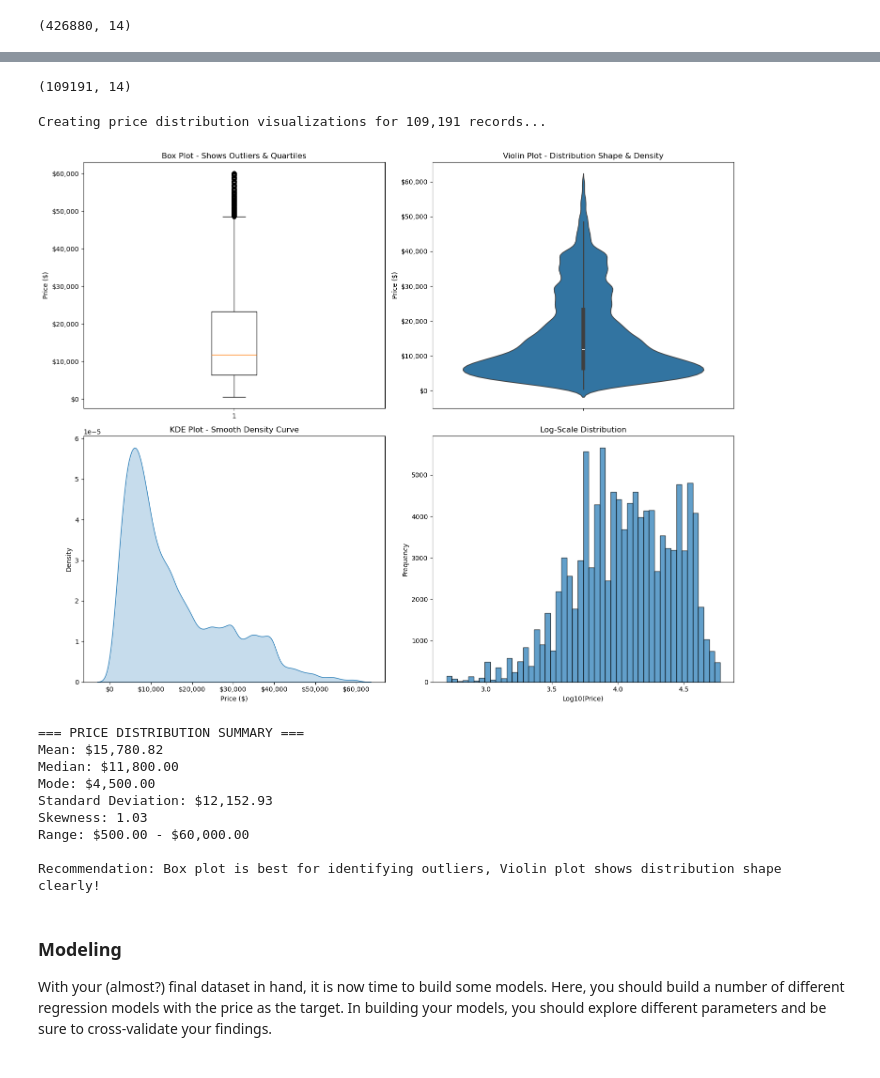
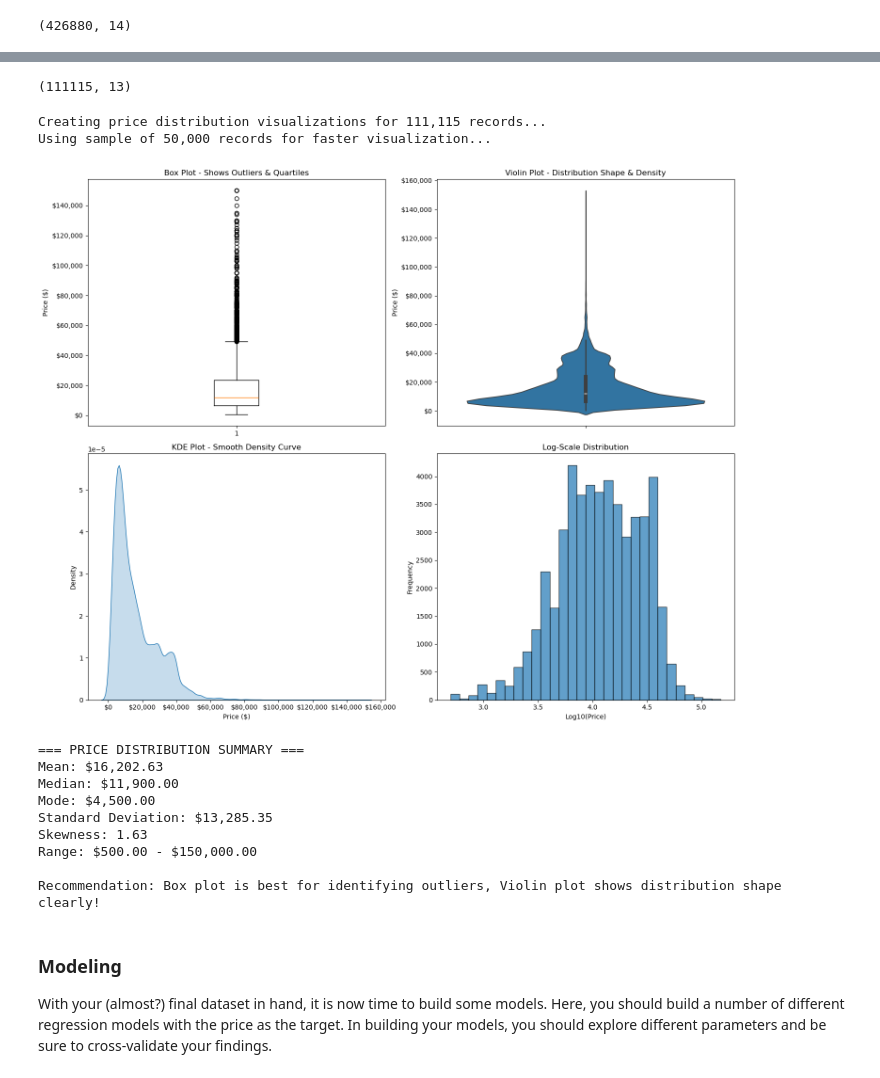
Before and after one commit to shashiJoel/used-car-price-prediction, a Jupyter notebook: prompt_II.ipynb, the cells around one changed output, grey strips where cells are left out. Saved outputs shown, nothing was run; the diff lists cells and outputs as text; code cells hidden in the pictures.

```diff
--- a/prompt_II.ipynb
+++ b/prompt_II.ipynb
@@ -363,3 +373,6 @@ cars_clean_data = cars_clean_data.drop({'size'}, axis =1)
 cars_clean_data.shape
 # %% [output]
 (426880, 14)
+# %%
+cars_clean_data = cars_clean_data.drop({'model'}, axis =1)
+cars_clean_data.shape
@@ -470,3 +496,13 @@ cars_clean_data['odometer'] = cars_clean_data['odometer'].astype(int)
+# %%
+cars_clean_data['year'] = cars_clean_data['year'].astype(int)
+cars_clean_data['odometer'] = cars_clean_data['odometer'].astype(int)
+
+cars_clean_data['fuel'] = cars_clean_data['fuel'].astype('string')
+cars_clean_data['title_status'] = cars_clean_data['title_status'].astype('string')
+cars_clean_data['transmission'] = cars_clean_data['transmission'].astype('string')
+cars_clean_data['state'] = cars_clean_data['state'].astype('string')
+cars_clean_data['state'] = cars_clean_data['state'].str.upper()
+# cars_clean_data['state'].str.match(r'[a-z][a-z]').sum()==cars_clean_data['state'].count()
 # %%
 cars_clean_data.shape
 # %% [output]
@@ -1114,13 +660,19 @@ Percentage of outliers: 1.81%
 # %%
-cars_clean_data = cars_clean_data[(cars_clean_data['price'] >= 500) & (cars_clean_data['price'] <= 60000)]
+cars_clean_data = cars_clean_data[(cars_clean_data['price'] >= 500) & (cars_clean_data['price'] <= 150000)]
 cars_clean_data.shape
 # %% [output]
-(109191, 14)
+(111115, 13)
 # %%
-# Multiple visualizations for price distribution analysis
+# OPTIMIZED: Multiple visualizations for price distribution analysis
 print(f"Creating price distribution visualizations for {len(cars_clean_data):,} records...")
 
-sample_data = cars_clean_data['price']
+# For performance: use a sample for visualization if dataset is large
+if len(cars_clean_data) > 50000:
+    sample_size = 50000
+    sample_data = cars_clean_data['price'].sample(n=sample_size, random_state=42)
+    print(f"Using sample of {sample_size:,} records for faster visualization...")
+else:
+    sample_data = cars_clean_data['price']
 
 # Create subplots for multiple visualizations
 fig, axes = plt.subplots(2, 2, figsize=(15, 12))
@@ -1128,52 +680,54 @@ fig, axes = plt.subplots(2, 2, figsize=(15, 12))
 # 1. Box Plot - Great for outliers and quartiles
 axes[0, 0].boxplot(sample_data, vert=True)
 axes[0, 0].set_title('Box Plot - Shows Outliers & Quartiles')
 axes[0, 0].set_ylabel('Price ($)')
 axes[0, 0].yaxis.set_major_formatter(plt.FuncFormatter(lambda x, p: f'${x:,.0f}'))
 
 # 2. Violin Plot - Shows distribution shape and density
 sns.violinplot(y=sample_data, ax=axes[0, 1])
 axes[0, 1].set_title('Violin Plot - Distribution Shape & Density')
 axes[0, 1].set_ylabel('Price ($)')
 axes[0, 1].yaxis.set_major_formatter(plt.FuncFormatter(lambda x, p: f'${x:,.0f}'))
 
-# 3. KDE Plot - Smooth density curve
+# 3. KDE Plot - Smooth density curve (reduced bins for performance)
 sns.kdeplot(data=sample_data, ax=axes[1, 0], fill=True)
 axes[1, 0].set_title('KDE Plot - Smooth Density Curve')
 axes[1, 0].set_xlabel('Price ($)')
 axes[1, 0].set_ylabel('Density')
 axes[1, 0].xaxis.set_major_formatter(plt.FuncFormatter(lambda x, p: f'${x:,.0f}'))
 
-# 4. Log-scale histogram - Better for skewed data
+# 4. Log-scale histogram - Better for skewed data (reduced bins for performance)
 log_prices = np.log10(sample_data.replace(0, 1))  # Replace 0 with 1 to avoid log(0)
-axes[1, 1].hist(log_prices, bins=50, alpha=0.7, edgecolor='black')
+axes[1, 1].hist(log_prices, bins=30, alpha=0.7, edgecolor='black')  # Reduced bins from 50 to 30
 axes[1, 1].set_title('Log-Scale Distribution')
 axes[1, 1].set_xlabel('Log10(Price)')
 axes[1, 1].set_ylabel('Frequency')
 
 plt.tight_layout()
 plt.show()
 
-# Summary statistics
+# Summary statistics (use full dataset for accurate stats)
+full_data = cars_clean_data['price']
 print("\n=== PRICE DISTRIBUTION SUMMARY ===")
-print(f"Mean: ${sample_data.mean():,.2f}")
-print(f"Median: ${sample_data.median():,.2f}")
-print(f"Mode: ${sample_data.mode().iloc[0]:,.2f}")
-print(f"Standard Deviation: ${sample_data.std():,.2f}")
-print(f"Skewness: {sample_data.skew():.2f}")
-print(f"Range: ${sample_data.min():,.2f} - ${sample_data.max():,.2f}")
+print(f"Mean: ${full_data.mean():,.2f}")
+print(f"Median: ${full_data.median():,.2f}")
+print(f"Mode: ${full_data.mode().iloc[0]:,.2f}")
+print(f"Standard Deviation: ${full_data.std():,.2f}")
+print(f"Skewness: {full_data.skew():.2f}")
+print(f"Range: ${full_data.min():,.2f} - ${full_data.max():,.2f}")
 
 print("\nRecommendation: Box plot is best for identifying outliers, Violin plot shows distribution shape clearly!")
 # %% [output]
-Creating price distribution visualizations for 109,191 records...
+Creating price distribution visualizations for 111,115 records...
+Using sample of 50,000 records for faster visualization...
-[figure, old version]
+[figure, new version]
 === PRICE DISTRIBUTION SUMMARY ===
-Mean: $15,780.82
-Median: $11,800.00
+Mean: $16,202.63
+Median: $11,900.00
 Mode: $4,500.00
-Standard Deviation: $12,152.93
-Skewness: 1.03
-Range: $500.00 - $60,000.00
+Standard Deviation: $13,285.35
+Skewness: 1.63
+Range: $500.00 - $150,000.00
 
 Recommendation: Box plot is best for identifying outliers, Violin plot shows distribution shape clearly!
 # %% [markdown]
```
Also changed, not shown: parts of 66 cells of this notebook, 1 other file.
